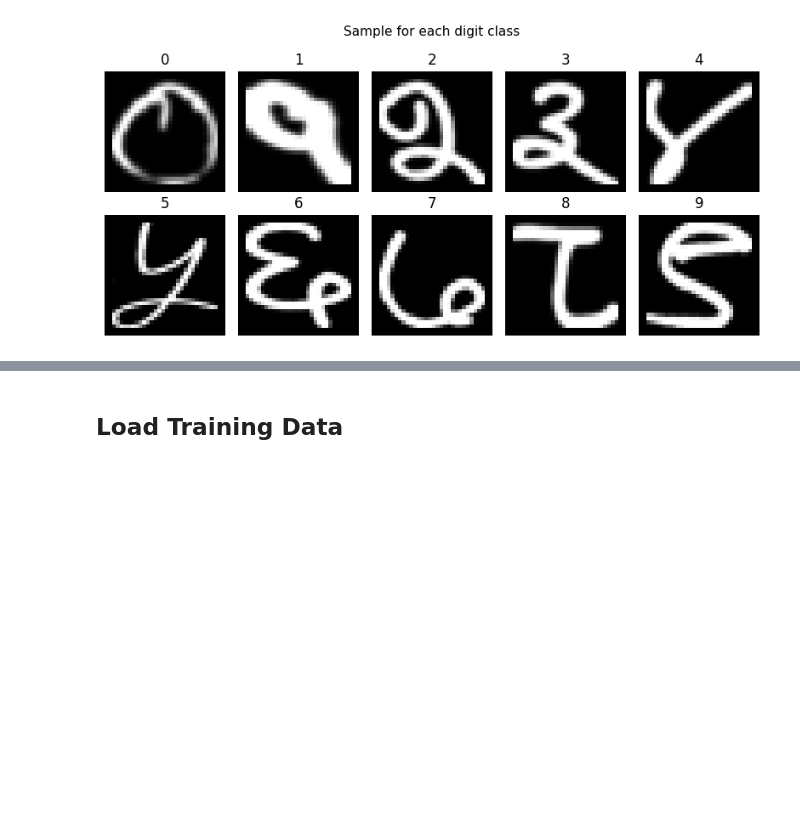
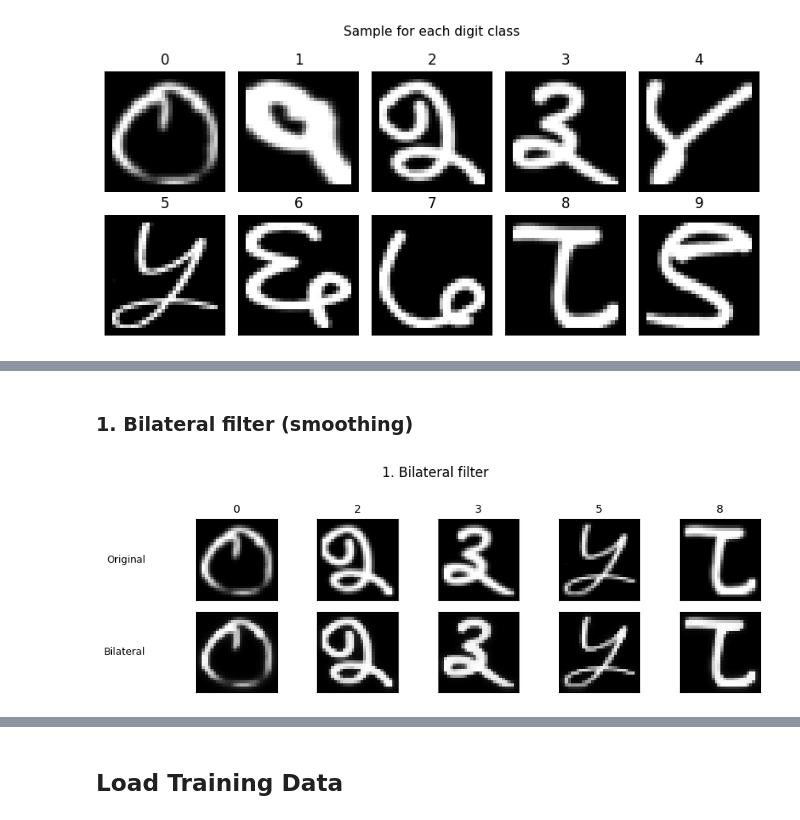
Before and after one commit to Rarees404/Image_Video_repo, a Jupyter notebook: recognize.ipynb, the cells around one changed output, grey strips where cells are left out. Saved outputs shown, nothing was run; the diff lists cells and outputs as text; code cells hidden in the pictures; blank space fills up the shorter version.

Commit message:
Added new pre processing techniques

```diff
--- a/recognize.ipynb
+++ b/recognize.ipynb
@@ -80,0 +91,41 @@ plt.show()
+# %%
+demo_samples, demo_labels = [], []
+for digit in range(10):
+    row = train_df[train_df['Category'] == digit].iloc[0]
+    path = find_train_image(row['Id'], row['Category'])
+    demo_samples.append(load_image(path))
+    demo_labels.append(digit)
+
+SHOW_IDX     = [0, 2, 3, 5, 8]
+SHOW_SAMPLES = [demo_samples[i] for i in SHOW_IDX]
+SHOW_LABELS  = [demo_labels[i]  for i in SHOW_IDX]
+
+
+def show_techniques(techniques, title, samples=None, labels=None):
+    samples = SHOW_SAMPLES if samples is None else samples
+    labels  = SHOW_LABELS  if labels  is None else labels
+    rows = [('Original', lambda x: x)] + list(techniques.items())
+
+    n_rows, n_cols = len(rows), len(samples)
+    fig, axes = plt.subplots(n_rows, n_cols,
+                             figsize=(n_cols * 1.4 + 2.0, n_rows * 1.5))
+    if n_rows == 1:
+        axes = axes.reshape(1, -1)
+    fig.suptitle(title, fontsize=12, y=1.0)
+    for i, (name, fn) in enumerate(rows):
+        for j, img in enumerate(samples):
+            axes[i, j].imshow(fn(img), cmap='gray')
+            axes[i, j].set_xticks([]); axes[i, j].set_yticks([])
+            if i == 0:
+                axes[i, j].set_title(str(labels[j]), fontsize=10)
+        axes[i, 0].set_ylabel(name, fontsize=9, rotation=0,
+                              ha='right', va='center', labelpad=46)
+    plt.tight_layout(); plt.show()
+# %% [markdown]
+### 1. Bilateral filter (smoothing)
+# %%
+show_techniques({
+    'Bilateral': lambda x: cv2.bilateralFilter(x, 5, 40, 40),
+}, '1. Bilateral filter')
+# %% [output]
+[figure, added]
```
Also changed, not shown: parts of 14 cells of this notebook.
